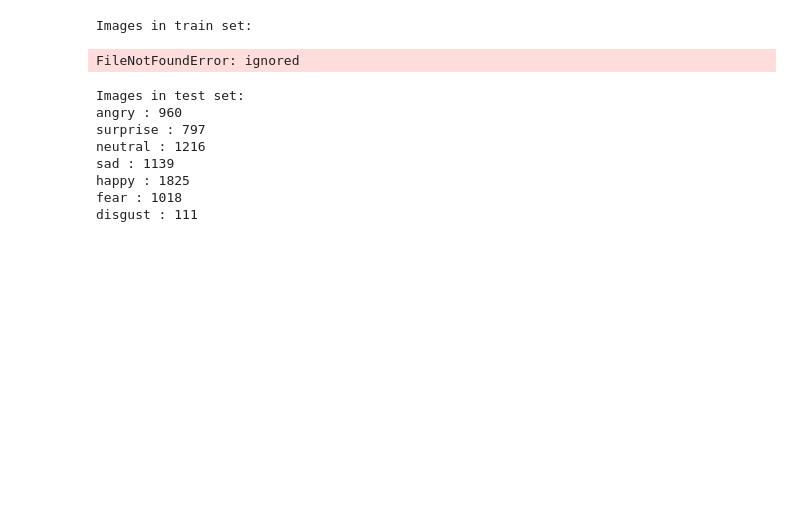
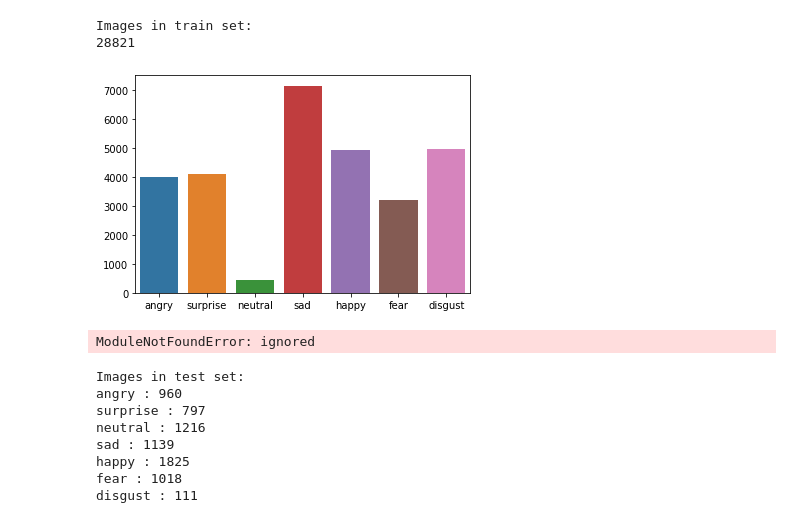
Before and after one commit to Moukthika1253/Facial_Expression_ImageClassifier, a Jupyter notebook: facial_expression_classifier.ipynb, the cells around one changed output. Cells and saved outputs as stored; diff of their text form; code cells hidden in the pictures; blank space fills up the shorter version.

```diff
--- a/facial_expression_classifier.ipynb
+++ b/facial_expression_classifier.ipynb
@@ -8,16 +8,25 @@ import tensorflow as tf
 # %%
 train_data="/content/images/train"
 test_data="/content/images/validation"
 train_count=[]
 exp_list=["angry","surprise","neutral","sad","happy","fear","disgust"]
+sum=0
 print("Images in train set:")
 for emotion in os.listdir(train_data):
+  sum=sum+(len(os.listdir(train_data+"/"+emotion)))
   train_count.append(len(os.listdir(train_data+"/"+emotion)))
-
 sns.barplot(x=exp_list,y=train_count)
+print(sum)
 # %% [output]
 Images in train set:
+28821
-FileNotFoundError: ignored
+[figure, added]
+# %%
+import tensorflow.keras.utils.image_dataset_from_directory
+for emotion in os.listdir(train_data):
+  image=tf.keras.utils.image_dataset_from_directory(train_data+"/"+emotion+os.listdir(train_data+"/"+emotion)[0],image_size(48,48))
+# %% [output]
+ModuleNotFoundError: ignored
 # %%
 test_count=[]
 for emotion in os.listdir(test_data):
```
Also changed, not shown: parts of 1 cell of this notebook.
